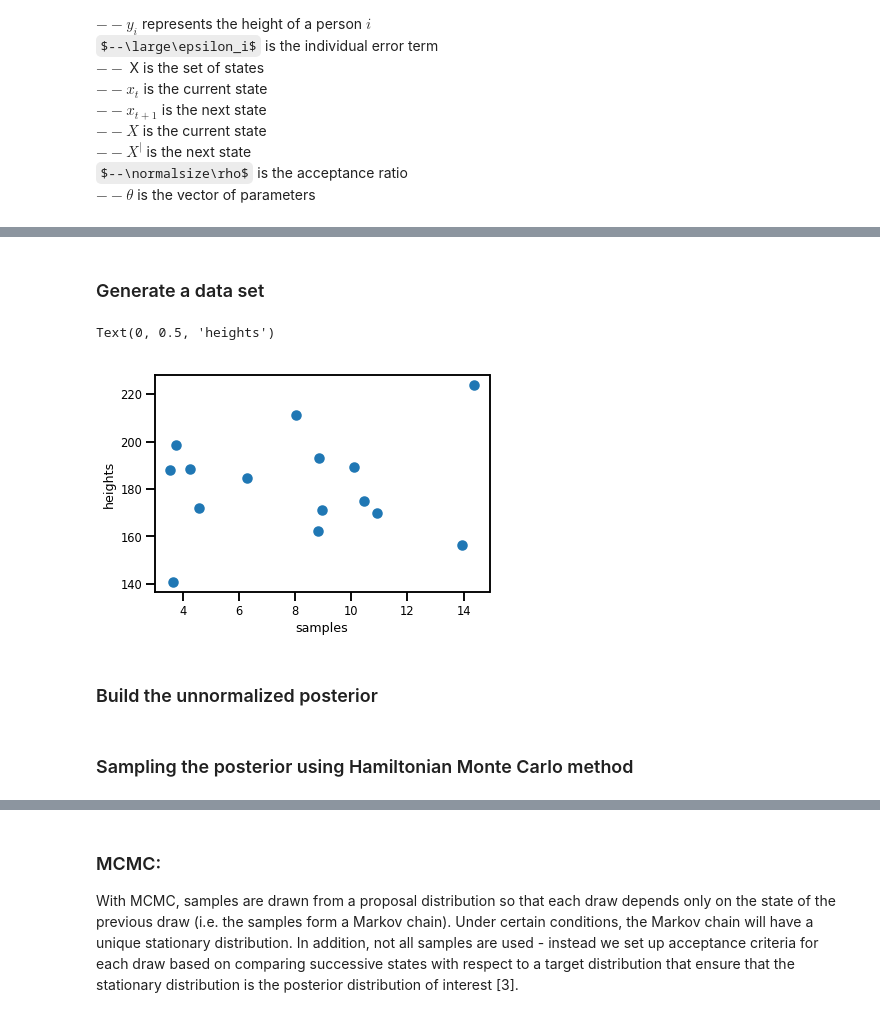
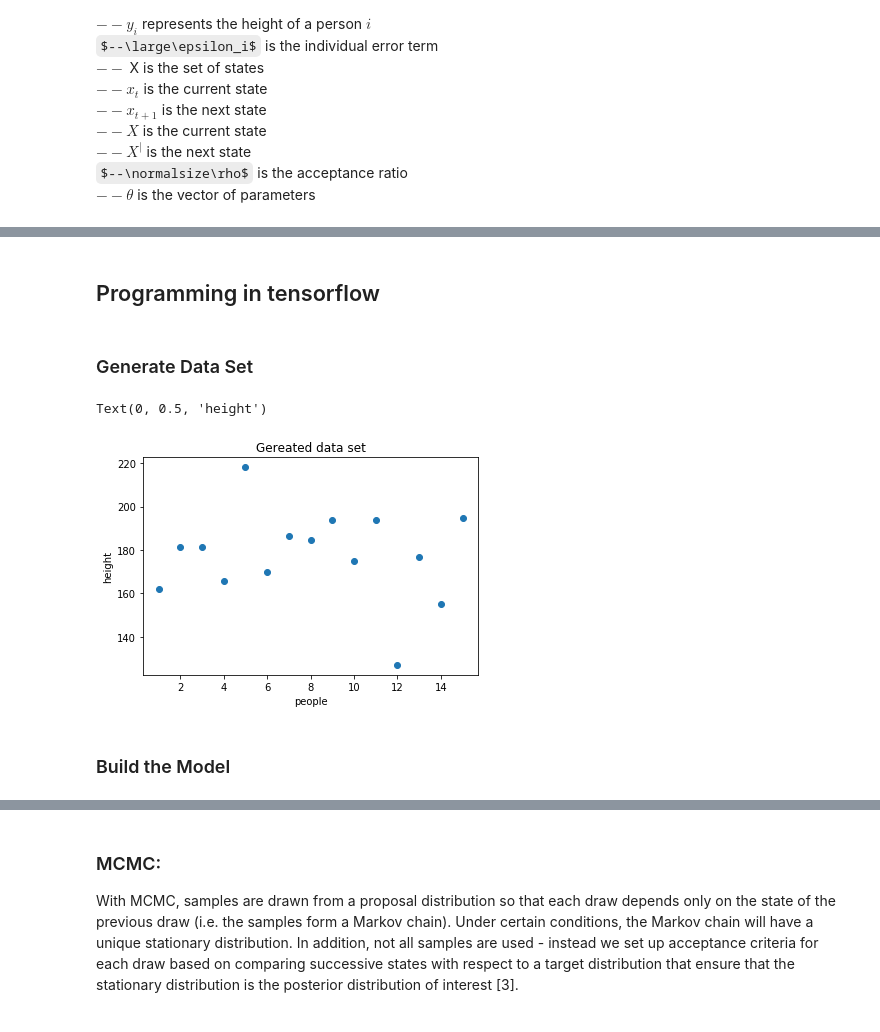
Before and after one commit to ShawnSerendipity/Probability-and-Machine-Learning-in-Tensorflow, a Jupyter notebook: 4.1 MCMC.ipynb, the cells around one changed output, grey strips where cells are left out. Drawn from its saved outputs; the diff is of its cells as text; code cells hidden in the pictures; some formulas as TeX source.

```diff
--- a/4.1 MCMC.ipynb
+++ b/4.1 MCMC.ipynb
@@ -143,23 +122,26 @@ Then the Hierarchical model can be represented as below.
 ![hier3](https://github.com/Health-Devices/Course-Uncertainty-Evaluation-in-Measurements-and-Machine-Learning/raw/d31e370d1410b8667fb33c98bf04c757ed406810/Course%20Material/4.1/hier-3.PNG)
 <br>
 However, if we do not use conjugate priors or if the models are more complicated then the posterior distribution will not have a standard form that we can recognize. MCMC will be used in such cases which explores the whole space and in a more efficient way by focusing on regions of high probability.
-# %% [markdown]
-### Generate a data set
+# %% [markdown]
+## Programming in tensorflow
+# %% [markdown]
+### Generate Data Set
 # %%
 # Observed data
-n = 15
+n = 15      # number of people
 true_mu = 178.
 true_sigma = 20.
+true_y = true_mu + np.random.normal(0., 20.)
+generated_y = true_mu + np.random.normal(0., 20., n)
 
-x = np.random.uniform(1, 15, n)
-true_y = true_mu + np.random.normal(0., true_sigma, n)
-
-# Visualize the data set
-plt.scatter(x, true_y )
-plt.xlabel("samples")
-plt.ylabel("heights")
+# Visualize the data
+x = np.linspace(1, 15, 15)
+plt.scatter(x, generated_y)
+plt.title("Gereated data set")
+plt.xlabel("people")
+plt.ylabel("height")
 # %% [output]
-Text(0, 0.5, 'heights')
+Text(0, 0.5, 'height')
-[figure, old version]
+[figure, new version]
 # %% [markdown]
-### Build the unnormalized posterior
+### Build the Model
@@ -172,2 +147,0 @@ posterior = likelihood
-# %% [markdown]
-### Sampling the posterior using Hamiltonian Monte Carlo method
```
Also changed, not shown: parts of 35 cells of this notebook.
